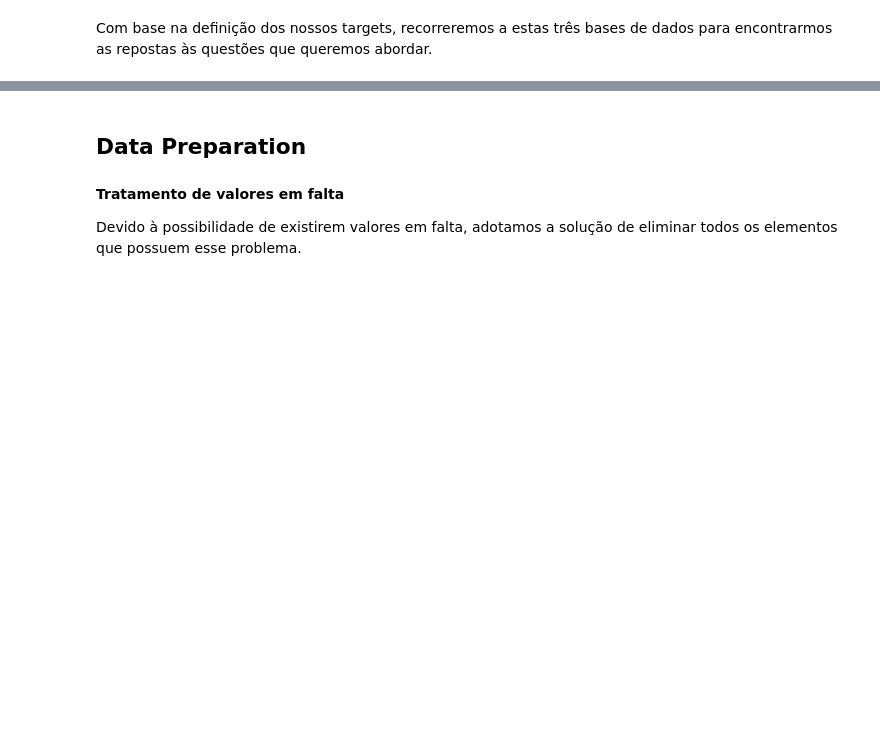
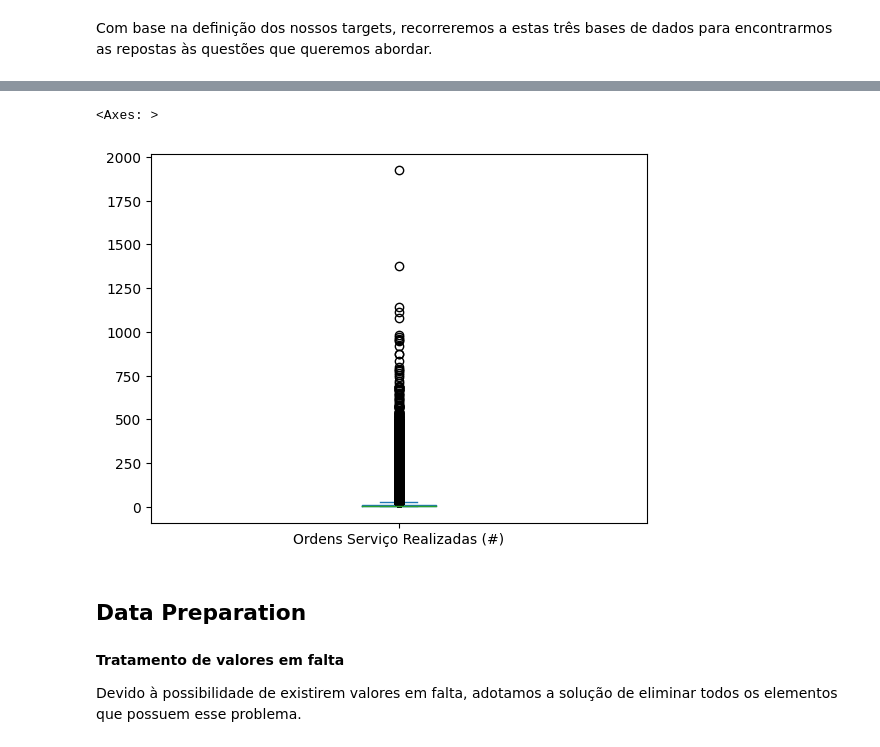
Before and after one commit to RafaelGesero/DECDProject, a Jupyter notebook: ProjetoDECD_Grupo20.ipynb, the cells around one changed output, grey strips where cells are left out. Saved outputs shown, nothing was run; the diff lists cells and outputs as text; code cells hidden in the pictures; blank space fills up the shorter version.

```diff
--- a/ProjetoDECD_Grupo20.ipynb
+++ b/ProjetoDECD_Grupo20.ipynb
@@ -186,3 +218,8 @@ Com base na definição dos nossos targets, recorreremos a estas três bases de
+# %%
+find_outliers(numeroOrdensServico_df["Ordens Serviço Realizadas (#)"])
+# %% [output]
+<Axes: >
+[figure, added]
 # %% [markdown]
 ## **Data Preparation**
 # %% [markdown]
```
Also changed, not shown: parts of 28 cells of this notebook.
